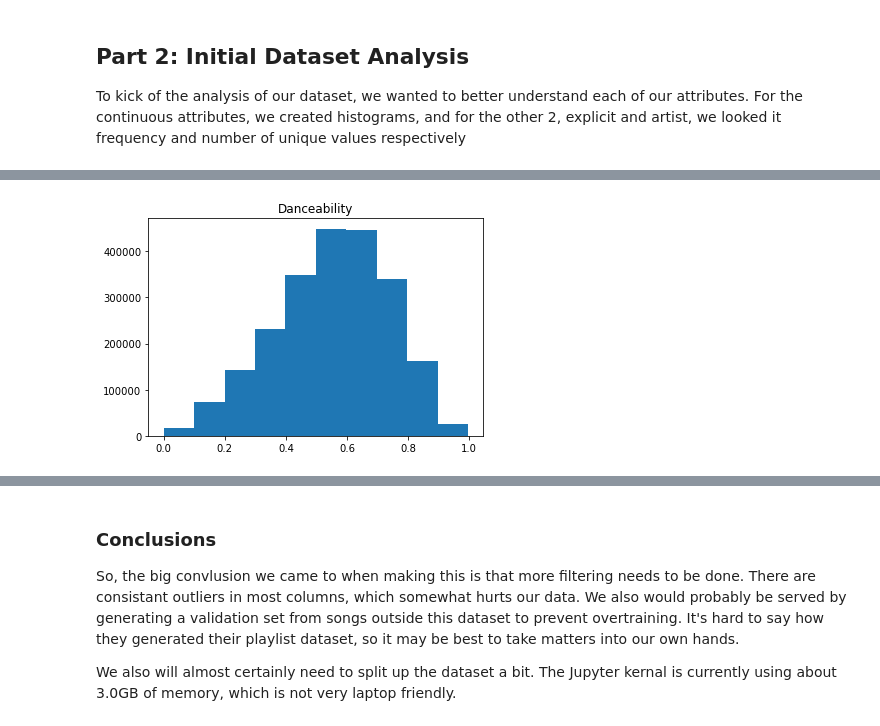
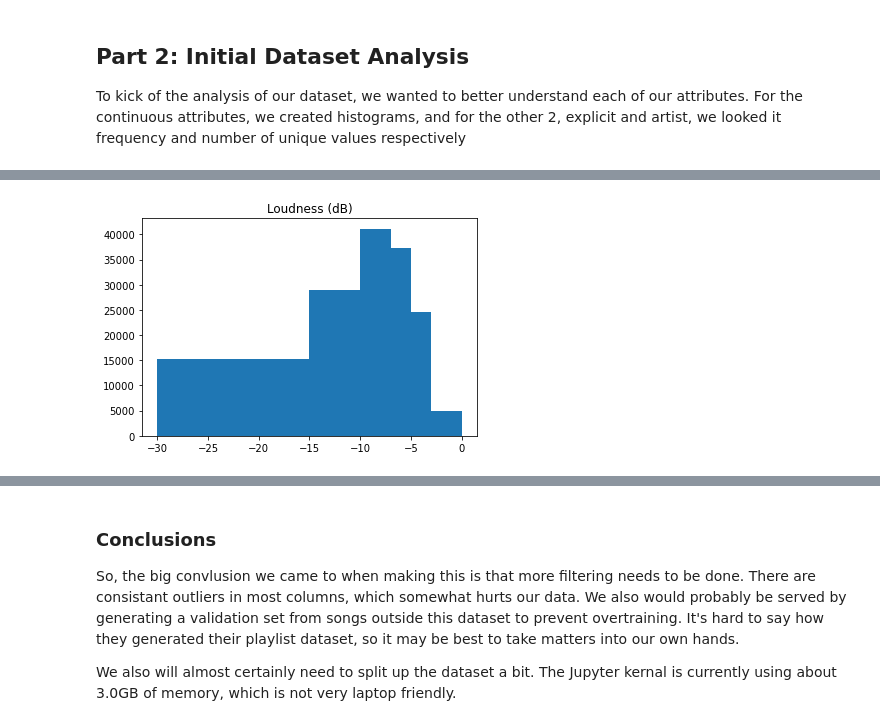
Before and after one commit to thebenjhoward/spotify-popularity-project, a Jupyter notebook: eda.ipynb, the cells around one changed output, grey strips where cells are left out. Saved outputs shown, nothing was run; the diff lists cells and outputs as text; code cells hidden in the pictures.

```diff
--- a/eda.ipynb
+++ b/eda.ipynb
@@ -102,11 +103,11 @@ the continuous attributes, we created histograms, and for the other 2, explicit
 number of unique values respectively
 # %%
 # load the data
-with open('./data/processed.json') as fp:
-    song_data = json.load(fp)
+with open('./data/slices/slice01.pickle', 'rb') as fp:
+    song_data, labels = pickle.load(fp)
 
 # get the attribute info
-cols = utils.generate_columns(song_data)
+cols = utils.generate_columns(song_data, labels)
 # %%
 # Number of Artists/featured artists
 
@@ -136,9 +174,9 @@ plt.show()
 # %%
-# Dancibility
+# Loudness
 
 plt.figure()
-plt.title("Danceability")
-plt.hist(cols["danceability"])
+plt.title("Loudness (dB)")
+plt.hist(cols["loudness"], bins=(-30,-15,-10,-7,-5,-3,0))
 plt.show()
 # %% [output]
-[figure, old version]
+[figure, new version]
```
Also changed, not shown: parts of 15 cells of this notebook, 18 other files.
